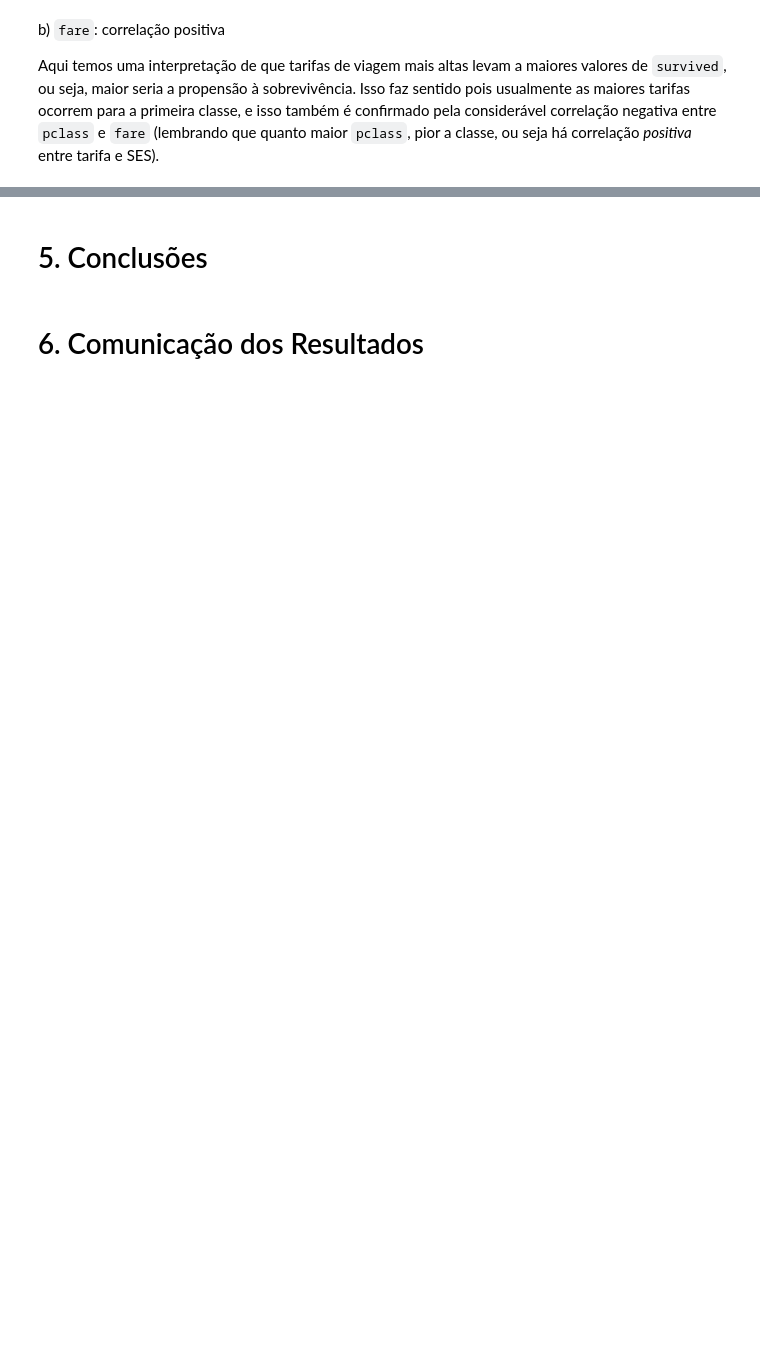
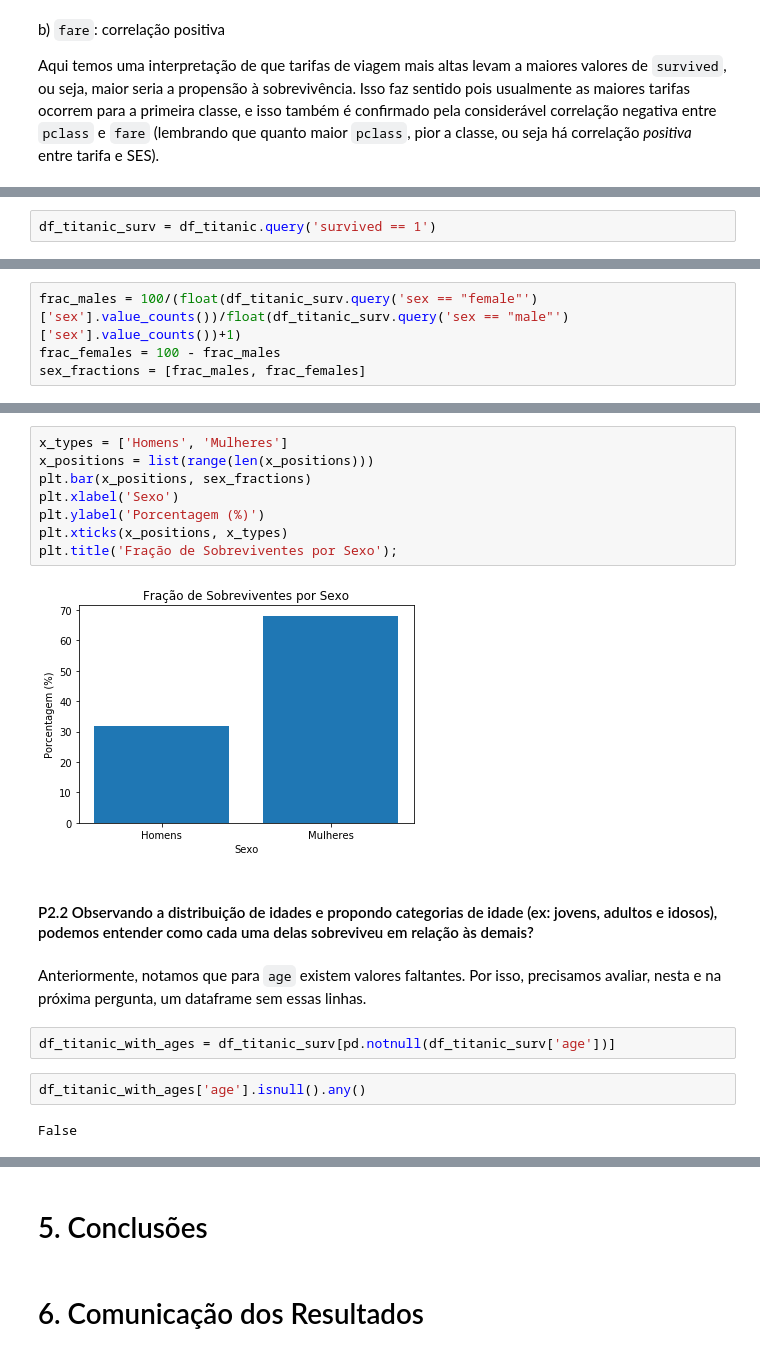
Before and after one commit to lgabs/udacity-titanic, a Jupyter notebook: titanic_data_analysis.ipynb, the cells around one changed output, grey strips where cells are left out. Cells and saved outputs as stored; diff of their text form; blank space fills up the shorter version.

```diff
--- a/titanic_data_analysis.ipynb
+++ b/titanic_data_analysis.ipynb
@@ -224,0 +231,2 @@ Aqui temos uma interpretação de que tarifas de viagem mais altas levam a maior
+# %%
+df_titanic_surv = df_titanic.query('survived == 1')
@@ -224,0 +246,4 @@ Aqui temos uma interpretação de que tarifas de viagem mais altas levam a maior
+# %%
+frac_males = 100/(float(df_titanic_surv.query('sex == "female"')['sex'].value_counts())/float(df_titanic_surv.query('sex == "male"')['sex'].value_counts())+1)
+frac_females = 100 - frac_males
+sex_fractions = [frac_males, frac_females]
@@ -224,0 +260,20 @@ Aqui temos uma interpretação de que tarifas de viagem mais altas levam a maior
+# %%
+x_types = ['Homens', 'Mulheres']
+x_positions = list(range(len(x_positions)))
+plt.bar(x_positions, sex_fractions)
+plt.xlabel('Sexo')
+plt.ylabel('Porcentagem (%)')
+plt.xticks(x_positions, x_types)
+plt.title('Fração de Sobreviventes por Sexo');
+# %% [output]
+[figure, added]
+# %% [markdown]
+#### P2.2 Observando a distribuição de idades e propondo categorias de idade (ex: jovens, adultos e idosos), podemos entender como cada uma delas sobreviveu em relação às demais?
+# %% [markdown]
+Anteriormente, notamos que para `age` existem valores faltantes. Por isso, precisamos avaliar, nesta e na próxima pergunta, um dataframe sem essas linhas.
+# %%
+df_titanic_with_ages = df_titanic_surv[pd.notnull(df_titanic_surv['age'])]
+# %%
+df_titanic_with_ages['age'].isnull().any()
+# %% [output]
+False
```
Also changed, not shown: parts of 21 cells of this notebook.
